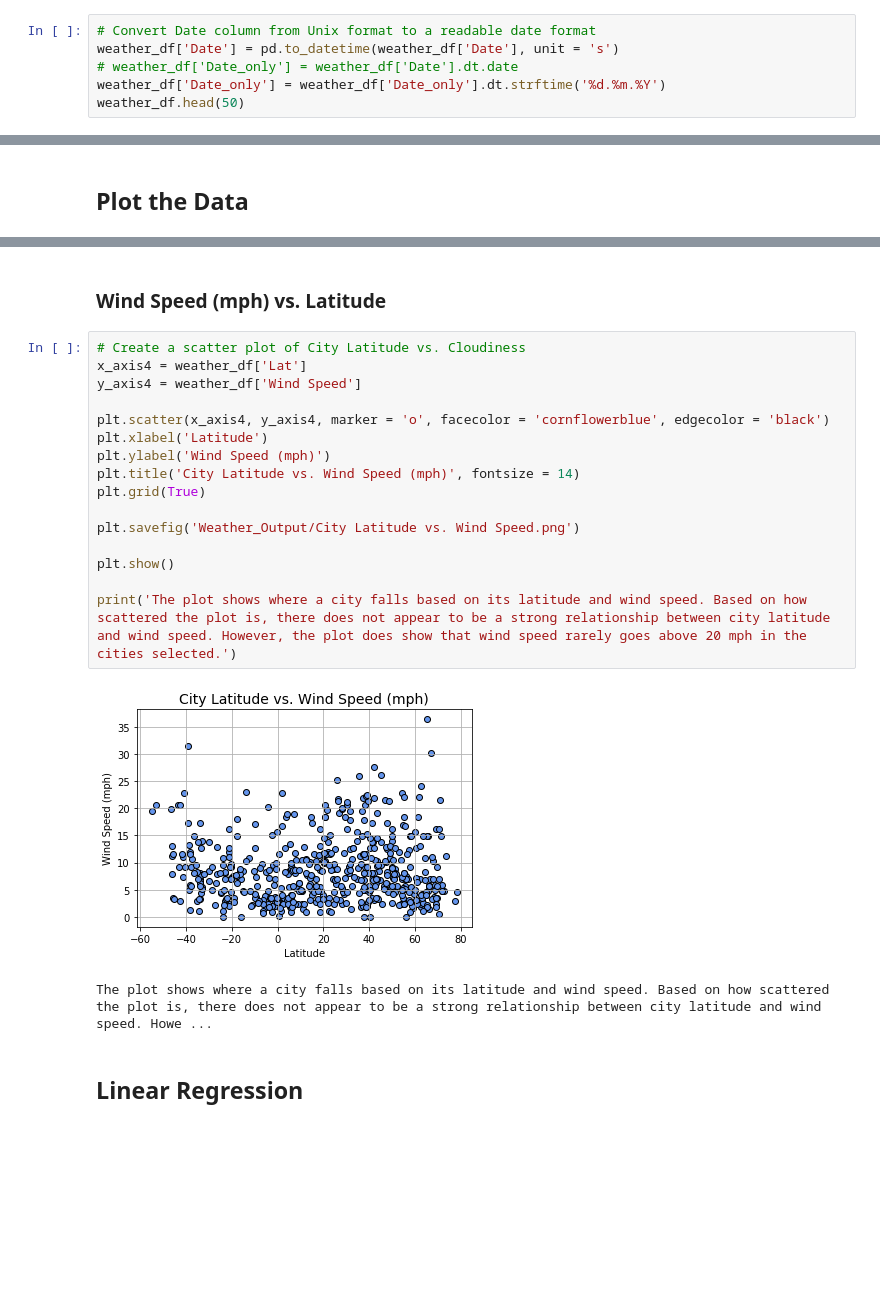
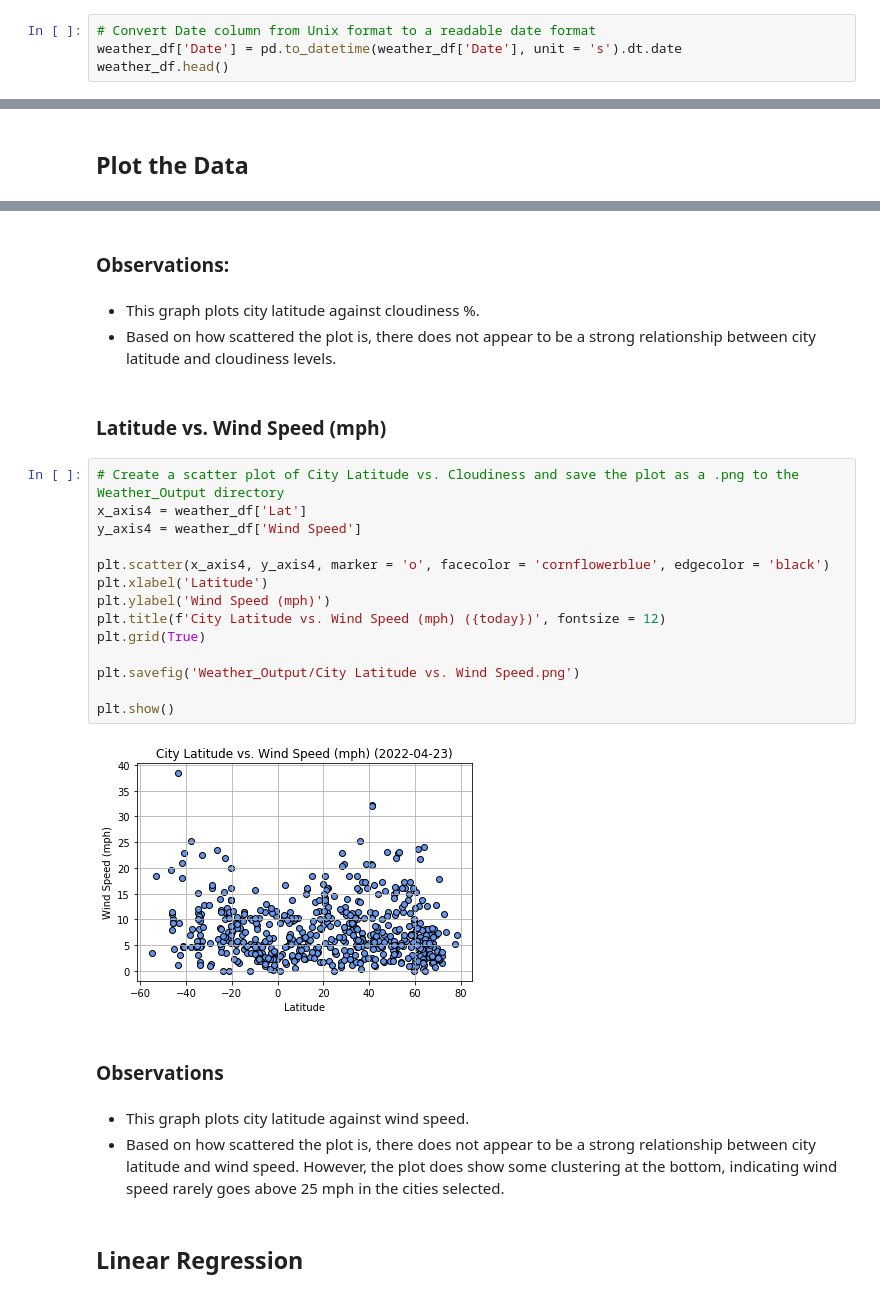
Before and after one commit to golson002/06-Python-API-Challenge, a Jupyter notebook: WeatherPy/WeatherPy_Submission.ipynb, the cells around one changed output, grey strips where cells are left out. Saved outputs shown, nothing was run; the diff lists cells and outputs as text; blank space fills up the shorter version.

```diff
--- a/WeatherPy/WeatherPy_Submission.ipynb
+++ b/WeatherPy/WeatherPy_Submission.ipynb
@@ -186,10 +172,8 @@ Of the cities collected, the max humidity is: 100.0.
 weather_df.to_csv(output_data_file, index = False, header = True)
 # %%
 # Convert Date column from Unix format to a readable date format
-weather_df['Date'] = pd.to_datetime(weather_df['Date'], unit = 's')
-# weather_df['Date_only'] = weather_df['Date'].dt.date
-weather_df['Date_only'] = weather_df['Date_only'].dt.strftime('%d.%m.%Y')
-weather_df.head(50)
+weather_df['Date'] = pd.to_datetime(weather_df['Date'], unit = 's').dt.date
+weather_df.head()
 # %% [output]
 A value is trying to be set on a copy of a slice from a DataFrame.
 Try using .loc[row_indexer,col_indexer] = value instead
@@ -264,24 +255,31 @@ The plot shows where a city falls based on its latitude and cloudiness levels. B
+# %% [markdown]
+### Observations:
+# %% [markdown]
+* This graph plots city latitude against cloudiness %.
+* Based on how scattered the plot is, there does not appear to be a strong relationship between city latitude and cloudiness levels.
 # %% [markdown]
-### Wind Speed (mph) vs. Latitude
+### Latitude vs. Wind Speed (mph)
 # %%
-# Create a scatter plot of City Latitude vs. Cloudiness
+# Create a scatter plot of City Latitude vs. Cloudiness and save the plot as a .png to the Weather_Output directory
 x_axis4 = weather_df['Lat']
 y_axis4 = weather_df['Wind Speed']
 
 plt.scatter(x_axis4, y_axis4, marker = 'o', facecolor = 'cornflowerblue', edgecolor = 'black')
 plt.xlabel('Latitude')
 plt.ylabel('Wind Speed (mph)')
-plt.title('City Latitude vs. Wind Speed (mph)', fontsize = 14)
+plt.title(f'City Latitude vs. Wind Speed (mph) ({today})', fontsize = 12)
 plt.grid(True)
 
 plt.savefig('Weather_Output/City Latitude vs. Wind Speed.png')
 
 plt.show()
-
-print('The plot shows where a city falls based on its latitude and wind speed. Based on how scattered the plot is, there does not appear to be a strong relationship between city latitude and wind speed. However, the plot does show that wind speed rarely goes above 20 mph in the cities selected.')
 # %% [output]
-[figure, old version]
+[figure, new version]
-The plot shows where a city falls based on its latitude and wind speed. Based on how scattered the plot is, there does not appear to be a strong relationship between city latitude and wind speed. Howe ...
+# %% [markdown]
+### Observations
+# %% [markdown]
+* This graph plots city latitude against wind speed.
+* Based on how scattered the plot is, there does not appear to be a strong relationship between city latitude and wind speed. However, the plot does show some clustering at the bottom, indicating wind speed rarely goes above 25 mph in the cities selected.
 # %% [markdown]
 ## Linear Regression
 # %%
```
Also changed, not shown: parts of 43 cells of this notebook, 5 other files.
